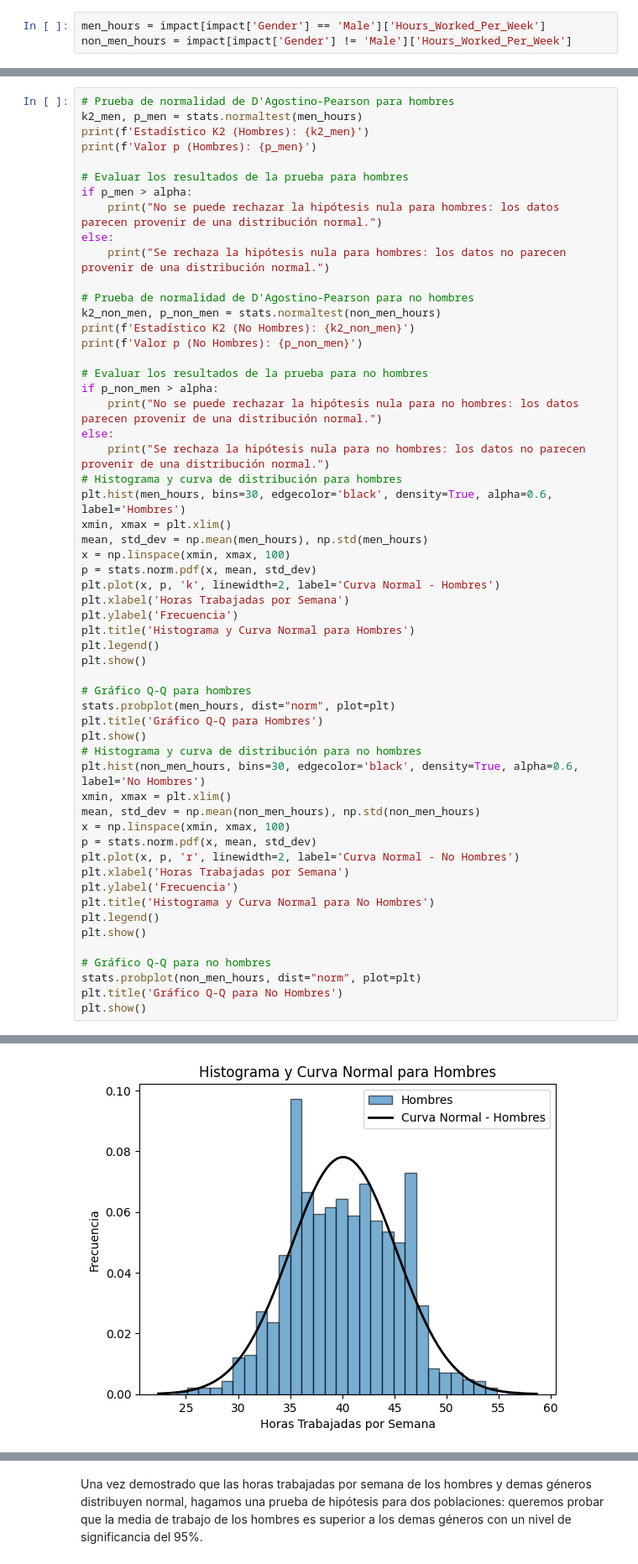
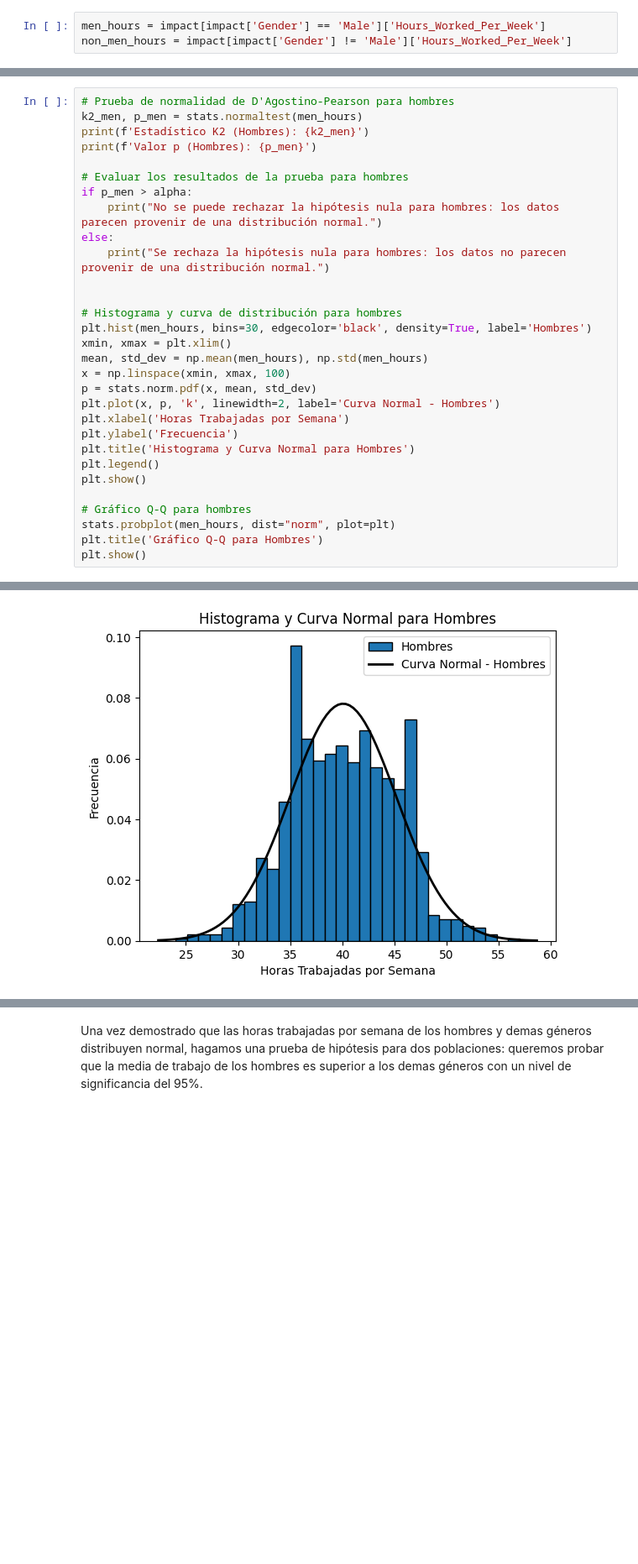
Before and after one commit to ClaudiaHdezPerez/ProyectoEstadistica, a Jupyter notebook: Proyecto/Proyecto.ipynb, the cells around one changed output, grey strips where cells are left out. Shown: that part at 84% size. Cells and saved outputs as stored; diff of their text form; blank space fills up the shorter version.

```diff
--- a/Proyecto/Proyecto.ipynb
+++ b/Proyecto/Proyecto.ipynb
@@ -351,18 +280,9 @@ if p_men > alpha:
 else:
     print("Se rechaza la hipótesis nula para hombres: los datos no parecen provenir de una distribución normal.")
 
-# Prueba de normalidad de D'Agostino-Pearson para no hombres
-k2_non_men, p_non_men = stats.normaltest(non_men_hours)
-print(f'Estadístico K2 (No Hombres): {k2_non_men}')
-print(f'Valor p (No Hombres): {p_non_men}')
 
-# Evaluar los resultados de la prueba para no hombres
-if p_non_men > alpha:
-    print("No se puede rechazar la hipótesis nula para no hombres: los datos parecen provenir de una distribución normal.")
-else:
-    print("Se rechaza la hipótesis nula para no hombres: los datos no parecen provenir de una distribución normal.")
 # Histograma y curva de distribución para hombres
-plt.hist(men_hours, bins=30, edgecolor='black', density=True, alpha=0.6, label='Hombres')
+plt.hist(men_hours, bins=30, edgecolor='black', density=True, label='Hombres')
 xmin, xmax = plt.xlim()
 mean, std_dev = np.mean(men_hours), np.std(men_hours)
 x = np.linspace(xmin, xmax, 100)
@@ -378,23 +298,6 @@ plt.show()
 stats.probplot(men_hours, dist="norm", plot=plt)
 plt.title('Gráfico Q-Q para Hombres')
 plt.show()
-# Histograma y curva de distribución para no hombres
-plt.hist(non_men_hours, bins=30, edgecolor='black', density=True, alpha=0.6, label='No Hombres')
-xmin, xmax = plt.xlim()
-mean, std_dev = np.mean(non_men_hours), np.std(non_men_hours)
-x = np.linspace(xmin, xmax, 100)
-p = stats.norm.pdf(x, mean, std_dev)
-plt.plot(x, p, 'r', linewidth=2, label='Curva Normal - No Hombres')
-plt.xlabel('Horas Trabajadas por Semana')
-plt.ylabel('Frecuencia')
-plt.title('Histograma y Curva Normal para No Hombres')
-plt.legend()
-plt.show()
-
-# Gráfico Q-Q para no hombres
-stats.probplot(non_men_hours, dist="norm", plot=plt)
-plt.title('Gráfico Q-Q para No Hombres')
-plt.show()
 # %% [output]
 Estadístico K2 (Hombres): 5.458997227750453
 Valor p (Hombres): 0.0652519979140798
@@ -405,2 +305,2 @@ No se puede rechazar la hipótesis nula para no hombres: los datos parecen prove
-[figure, old version]
+[figure, new version]
 [figure]
```
Also changed, not shown: parts of 11 cells of this notebook.
